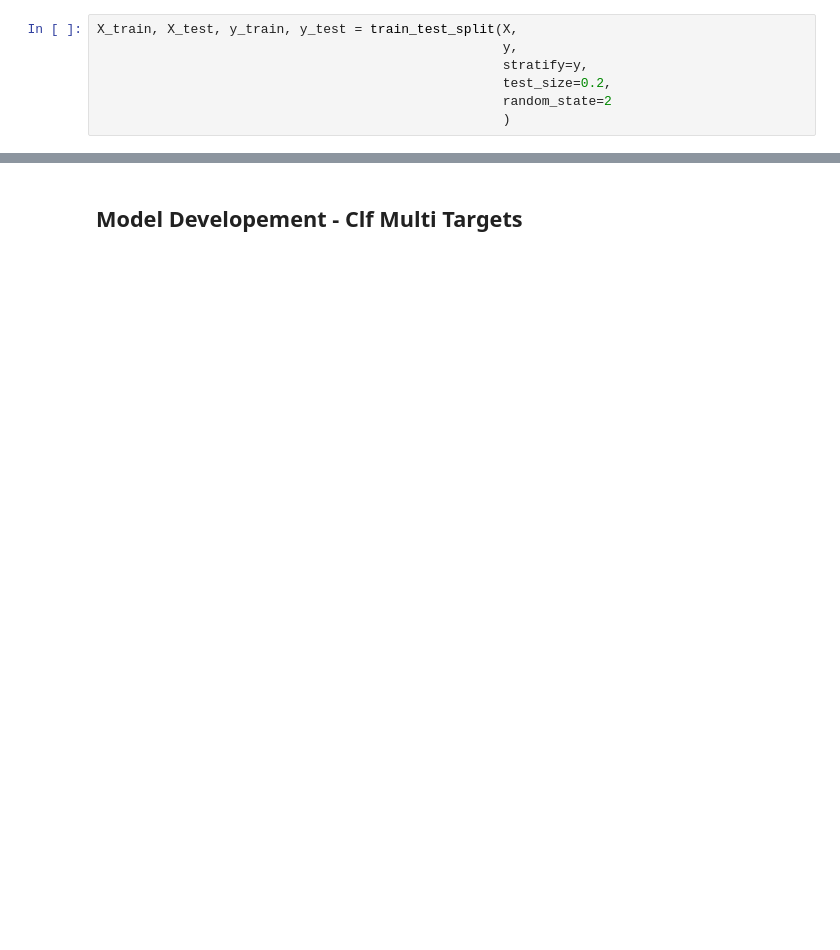
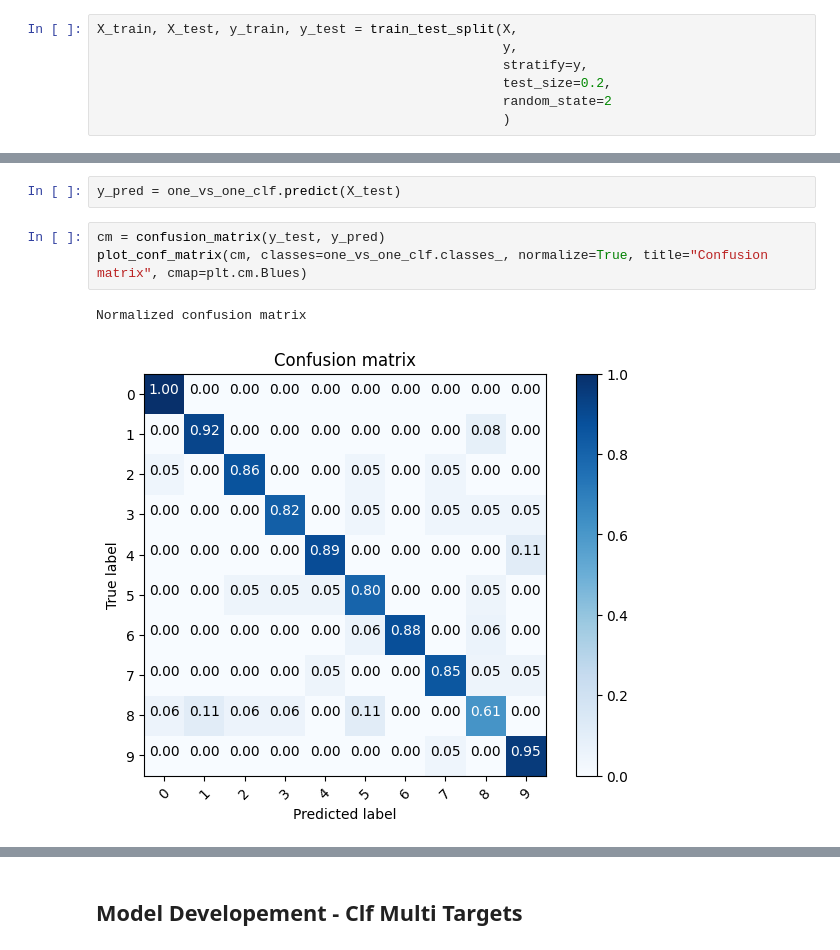
Before and after one commit to ariahosseini/TradML, a Jupyter notebook: ML_MNIST.ipynb, the cells around one changed output, grey strips where cells are left out. Drawn from its saved outputs; the diff is of its cells as text; blank space fills up the shorter version.

```diff
--- a/ML_MNIST.ipynb
+++ b/ML_MNIST.ipynb
@@ -449,0 +558,8 @@ RandomForestClassifier(max_depth=10, max_features=300, n_estimators=200)
+# %%
+y_pred = one_vs_one_clf.predict(X_test)
+# %%
+cm = confusion_matrix(y_test, y_pred)
+plot_conf_matrix(cm, classes=one_vs_one_clf.classes_, normalize=True, title="Confusion matrix", cmap=plt.cm.Blues)
+# %% [output]
+Normalized confusion matrix
+[figure, added]
```
Also changed, not shown: parts of 44 cells of this notebook.
